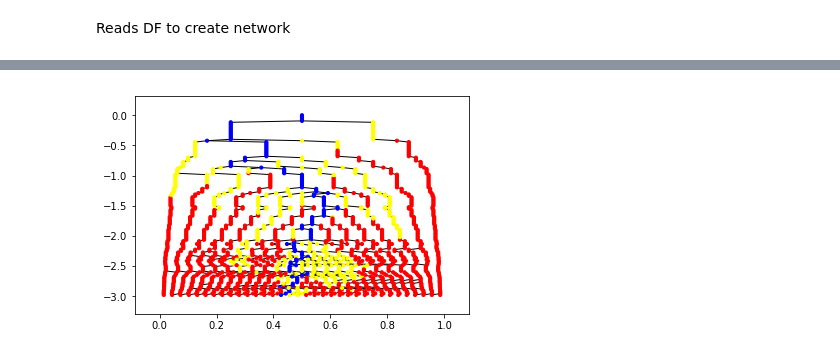
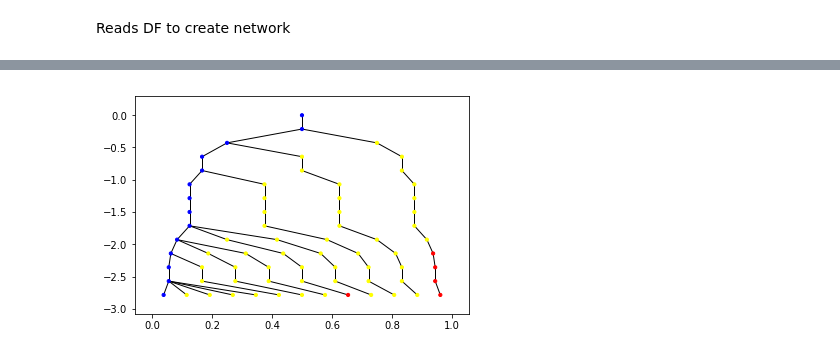
Before and after one commit to PipGrylls/BolshoiTrees, a Jupyter notebook: MergerTreeGraphs.ipynb, the cells around one changed output, grey strips where cells are left out. Cells and saved outputs as stored; diff of their text form; code cells hidden in the pictures.

Commit message:
added putting it all togeter the difinitive way to create trees

```diff
--- a/MergerTreeGraphs.ipynb
+++ b/MergerTreeGraphs.ipynb
@@ -23,2 +22,2 @@ Tree2812608373.dat
 # %%
-df = pd.read_csv("/data/B-P50Mpc/Processed/Tree2812608373.dat", delim_whitespace = True, names = Header)
+df = pd.read_csv("/data/B-P50Mpc/Processed/Tree2809667873.dat", delim_whitespace = True, names = Header)
@@ -289,0 +52,3 @@ def MakePosition(G, root, MPB, Depth, pos = None, Parent = None):
+# %%
+MPH = df.id[0]
+print(MPH)
@@ -290,7 +57,7 @@ def MakePosition(G, root, MPB, Depth, pos = None, Parent = None):
 # %% [markdown]
 Reads DF to create network
 # %%
-SF = 0.25
+SF = 0.5
 DF = df[df.scale > SF]
 MergerTree = nx.from_pandas_dataframe(DF.drop(0), "id", "desc_id", edge_attr = "mmp", create_using = nx.Graph())
 nx.set_node_attributes(MergerTree, 'scale', pd.Series(DF.scale.values, index=DF.id).to_dict())
@@ -336,26 +124,26 @@ print(np.column_stack((Morig,Mcorr,Mdiff)))
 # %%
 Redshift = (1/SF) -1
 #Sets Attributes of root
-nx.set_node_attributes(MergerTree, 'color', {2812608373: 'blue'})
+nx.set_node_attributes(MergerTree, 'color', {MPH: 'blue'})
 
 #makes color mapping for plotting hte nodes
 nodes = MergerTree.nodes()
 colors = [MergerTree.node[n]['color'] for n in nodes]
 
 #makes the graph area
 fig = plt.figure()
 fig.set_axes
 #plt.ylim(Redshift,0)
-#plt.xlim(0, -3)
+#plt.xlim(0.1, -3)
 ax = fig.add_axes()
 
 #Makes the positioning of the nodes
-pos = hierarchy_pos(MergerTree, 2812608373, height = 3) #2nd input is the root (MP at z = 0)
-#pos = MakePosition(MergerTree, 2812608373, MPB, 0)
+pos = hierarchy_pos(MergerTree, MPH, height = 3) #2nd input is the root (MP at z = 0)
+#pos = MakePosition(MergerTree, MPH, MPB, MPH, 0)
 #'draws' the graph
 nx.draw_networkx(MergerTree, pos = pos, nodelist = nodes, node_color = colors, with_labels = False, node_size = 10, ax = ax)
 # %% [output]
-[figure, old version]
+[figure, new version]
 # %%
 z = [((1/MergerTree.node[n]['scale'])-1) for n in MPB]
 # %%
```
Also changed, not shown: parts of 20 cells of this notebook, 1 other file.
